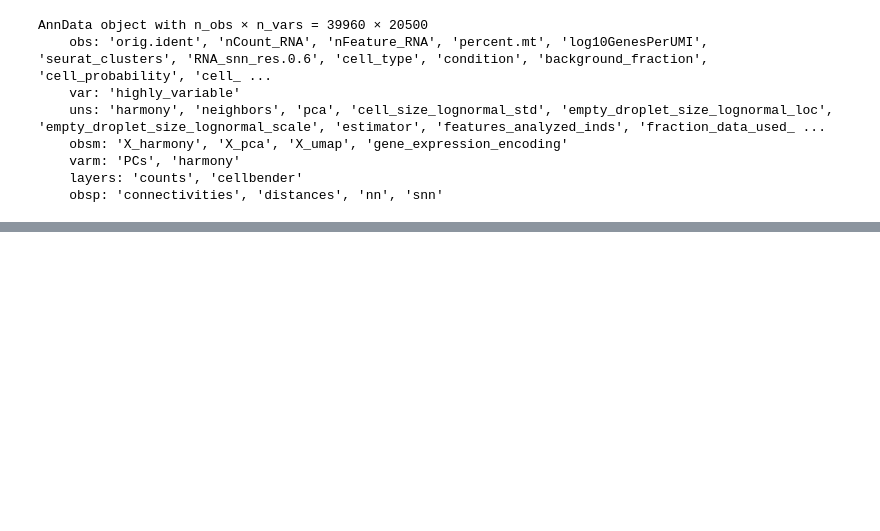
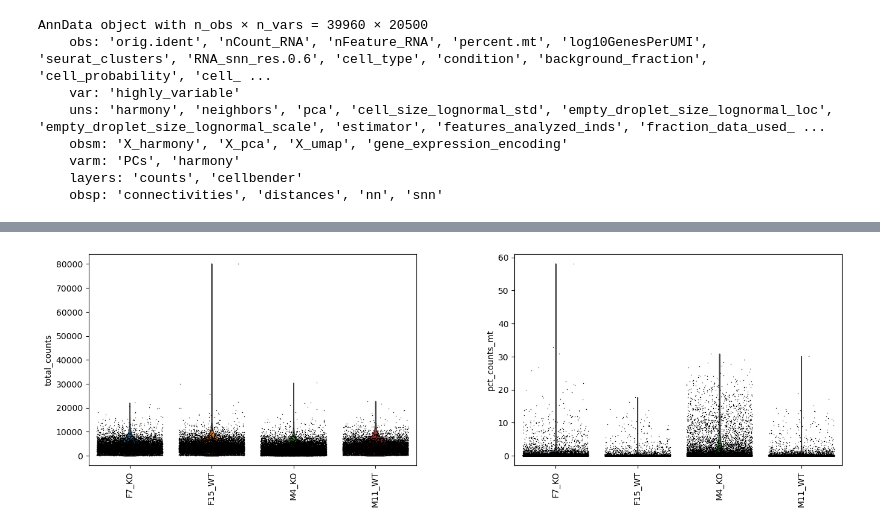
Before and after one commit to akanksha-sachan/TA_muscle_ageing, a Jupyter notebook: py_scripts/preproc/ref_preproc.ipynb, the cells around one changed output, grey strips where cells are left out. Saved outputs shown, nothing was run; the diff lists cells and outputs as text; code cells hidden in the pictures; blank space fills up the shorter version.

```diff
--- a/py_scripts/preproc/ref_preproc.ipynb
+++ b/py_scripts/preproc/ref_preproc.ipynb
@@ -185,0 +213,10 @@ adata_combined.write_h5ad('/ocean/projects/cis240075p/asachan/datasets/TA_muscle
+# %%
+# Calculate QC metrics
+adata_combined.var['mt'] = adata_combined.var_names.str.startswith('mt-')
+adata_combined.var['ribo'] = adata_combined.var_names.str.startswith(('rps', 'rpl'))
+adata_combined.var["hb"] = adata_combined.var_names.str.contains("^hb[^(p)]")
+
+sc.pp.calculate_qc_metrics(
+    adata_combined, qc_vars=["mt", "ribo", "hb"], inplace=True, percent_top=[20], log1p=True, layer='cellbender'
+)
+adata_combined
@@ -185,0 +236,11 @@ adata_combined.write_h5ad('/ocean/projects/cis240075p/asachan/datasets/TA_muscle
+# %%
+sc.pl.violin(
+    adata_combined,
+    ["total_counts", "pct_counts_mt"],
+    groupby='orig.ident',
+    jitter=0.4,
+    multi_panel=True,
+    rotation=90
+)
+# %% [output]
+[figure, added]
```
Also changed, not shown: parts of 17 cells of this notebook, 1 other file.
